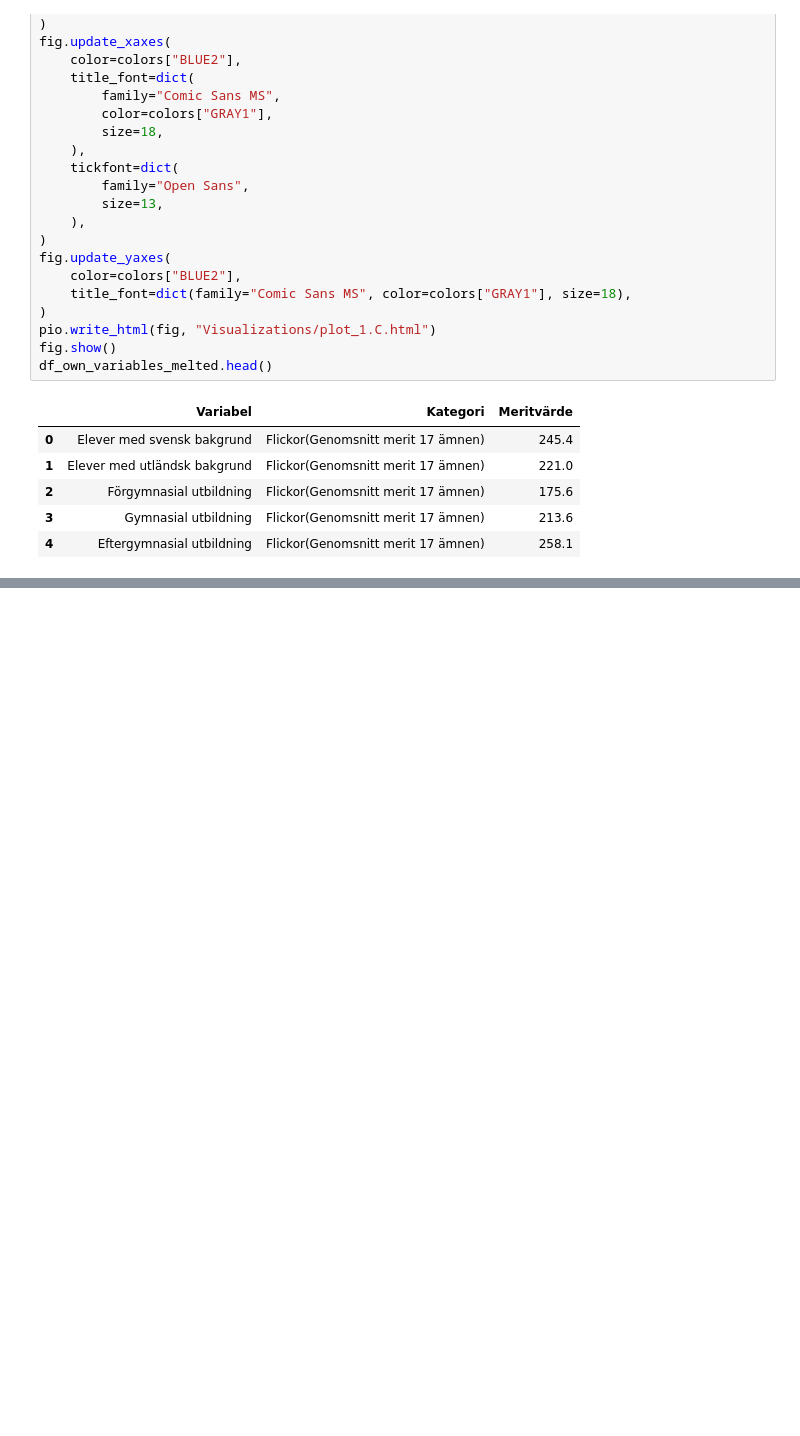
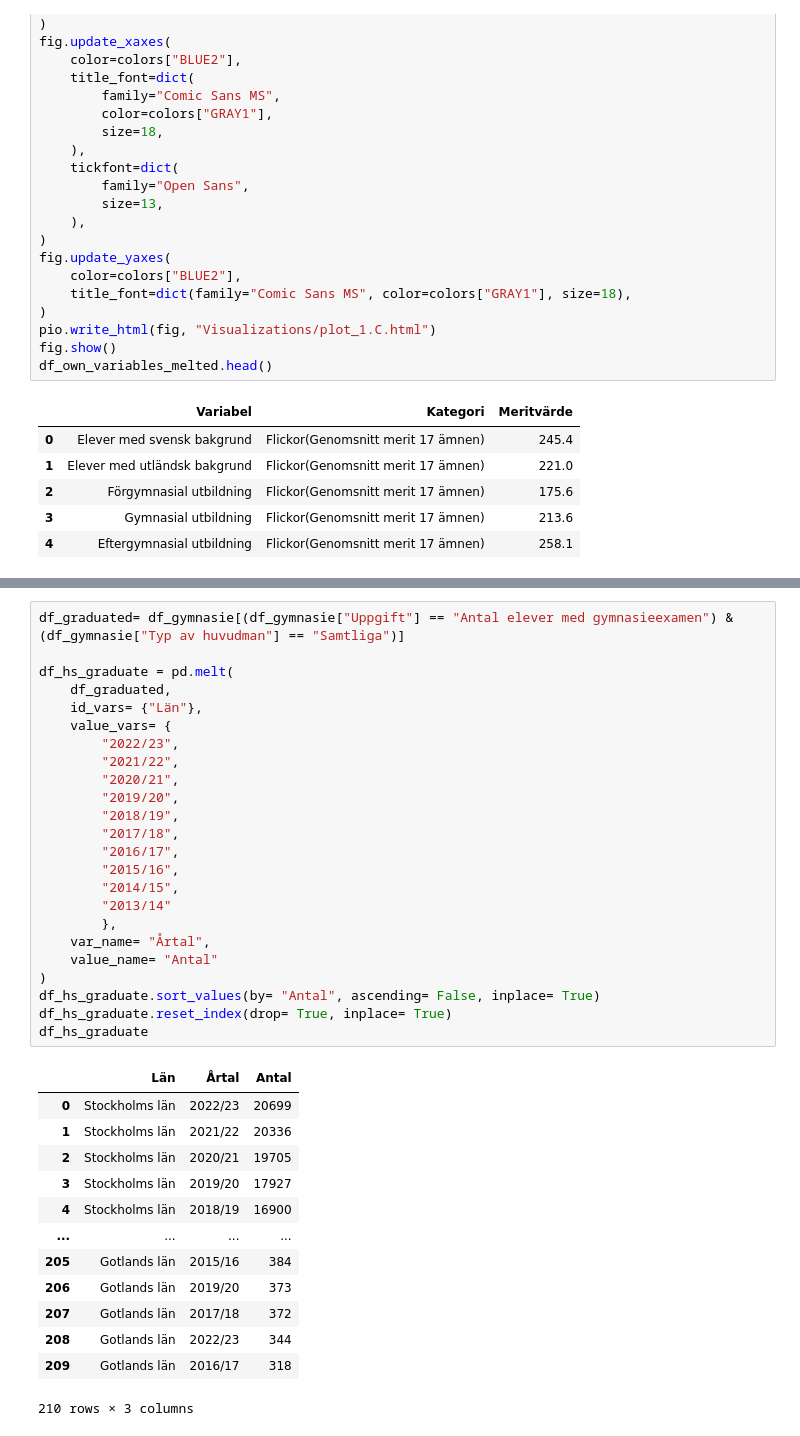
Before and after one commit to MiltonOberg/Python-Milton--sterberg-OPA23, a Jupyter notebook: Laboration2/Labb2.ipynb, the cells around one changed output, grey strips where cells are left out. Saved outputs shown, nothing was run; the diff lists cells and outputs as text; blank space fills up the shorter version.

```diff
--- a/Laboration2/Labb2.ipynb
+++ b/Laboration2/Labb2.ipynb
@@ -385,0 +406,38 @@ df_own_variables_melted.head()
+# %%
+df_graduated= df_gymnasie[(df_gymnasie["Uppgift"] == "Antal elever med gymnasieexamen") & (df_gymnasie["Typ av huvudman"] == "Samtliga")]
+
+df_hs_graduate = pd.melt(
+    df_graduated,
+    id_vars= {"Län"},
+    value_vars= {
+        "2022/23",
+        "2021/22",
+        "2020/21",
+        "2019/20",
+        "2018/19",
+        "2017/18",
+        "2016/17",
+        "2015/16",
+        "2014/15",
+        "2013/14"
+        },
+    var_name= "Årtal",
+    value_name= "Antal"
+)
+df_hs_graduate.sort_values(by= "Antal", ascending= False, inplace= True)
+df_hs_graduate.reset_index(drop= True, inplace= True)
+df_hs_graduate
+# %% [output]
+|  | Län | Årtal | Antal |
+| 0 | Stockholms län | 2022/23 | 20699 |
+| 1 | Stockholms län | 2021/22 | 20336 |
+| 2 | Stockholms län | 2020/21 | 19705 |
+| 3 | Stockholms län | 2019/20 | 17927 |
+| 4 | Stockholms län | 2018/19 | 16900 |
+| ... | ... | ... | ... |
+| 205 | Gotlands län | 2015/16 | 384 |
+| 206 | Gotlands län | 2019/20 | 373 |
+| 207 | Gotlands län | 2017/18 | 372 |
+| 208 | Gotlands län | 2022/23 | 344 |
+| 209 | Gotlands län | 2016/17 | 318 |
+210 rows × 3 columns
```
Also changed, not shown: parts of 5 cells of this notebook, 5 other files.
